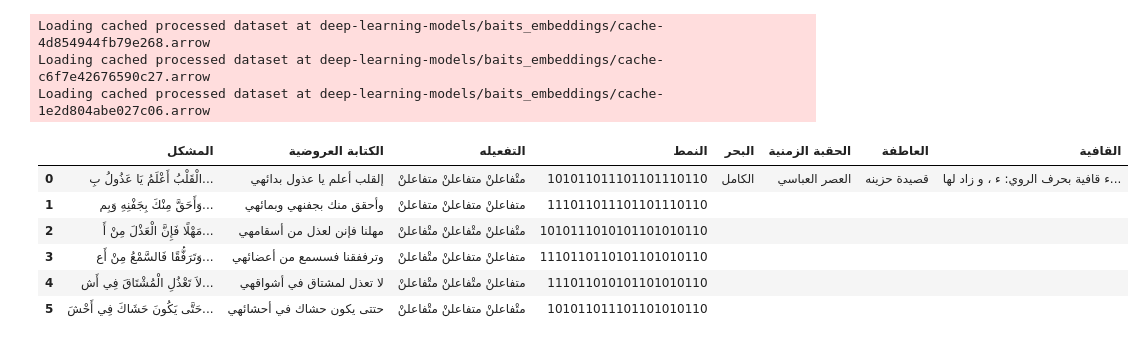
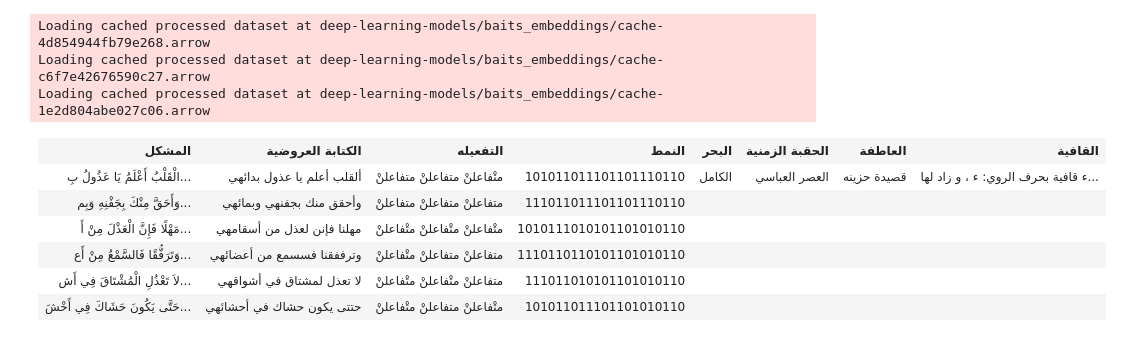
Before and after one commit to ARBML/qawafi, a Jupyter notebook: demo.ipynb, the cells around one changed output. Saved outputs shown, nothing was run; the diff lists cells and outputs as text; code cells hidden in the pictures.

```diff
--- a/demo.ipynb
+++ b/demo.ipynb
@@ -61,14 +60,14 @@ Loading cached processed dataset at deep-learning-models/baits_embeddings/cache-
 Loading cached processed dataset at deep-learning-models/baits_embeddings/cache-c6f7e42676590c27.arrow
 Loading cached processed dataset at deep-learning-models/baits_embeddings/cache-1e2d804abe027c06.arrow
 # %%
-from qawafi_server.utils import get_output_df
+from qawafi_server.utils import get_output_df, display_highlighted_patterns
 df = get_output_df(output)
-df
+display_highlighted_patterns(df)
 # %% [output]
-|  | المشكل | الكتابة العروضية | التفعيله | النمط | البحر | الحقبة الزمنية | العاطفة | القافية |
-| 0 | الْقَلْبُ أَعْلَمُ يَا عَذُولُ بِ... | إلقلب أعلم يا عذول بدائهي | متْفاعلنْ متفاعلنْ متفاعلنْ | 101011011101101110110 | الكامل | العصر العباسي | قصيدة حزينه | ء قافية بحرف الروي: ء ، و زاد لها... |
-| 1 | وَأَحَقَّ مِنْكَ بِجَفْنِهِ وَبِم... | وأحقق منك بجفنهي وبمائهي | متفاعلنْ متفاعلنْ متفاعلنْ | 111011011101101110110 |  |  |  |  |
-| 2 | مَهْلًا فَإِنَّ الْعَذْلَ مِنْ أَ... | مهلنا فإنن لعذل من أسقامهي | متْفاعلنْ متْفاعلنْ متْفاعلنْ | 1010111010101101010110 |  |  |  |  |
-| 3 | وَتَرَفُّقًا فَالسَّمْعُ مِنْ أَع... | وترففقنا فسسمع من أعضائهي | متفاعلنْ متفاعلنْ متْفاعلنْ | 1110110110101101010110 |  |  |  |  |
-| 4 | لاَ تَعْذُلِ الْمُشْتَاقَ فِي أَش... | لا تعذل لمشتاق في أشواقهي | متفاعلنْ متْفاعلنْ متْفاعلنْ | 111011010101101010110 |  |  |  |  |
-| 5 | حَتَّى يَكُونَ حَشَاكَ فِي أَحْشَ... | حتتى يكون حشاك في أحشائهي | متْفاعلنْ متفاعلنْ متْفاعلنْ | 101011011101101010110 |  |  |  |  |
+| المشكل | الكتابة العروضية | التفعيله | النمط | البحر | الحقبة الزمنية | العاطفة | القافية |
+| الْقَلْبُ أَعْلَمُ يَا عَذُولُ بِ... | ألقلب أعلم يا عذول بدائهي | متْفاعلنْ متفاعلنْ متفاعلنْ | 101011011101101110110 | الكامل | العصر العباسي | قصيدة حزينه | ء قافية بحرف الروي: ء ، و زاد لها... |
+| وَأَحَقَّ مِنْكَ بِجَفْنِهِ وَبِم... | وأحقق منك بجفنهي وبمائهي | متفاعلنْ متفاعلنْ متفاعلنْ | 111011011101101110110 |  |  |  |  |
+| مَهْلًا فَإِنَّ الْعَذْلَ مِنْ أَ... | مهلنا فإنن لعذل من أسقامهي | متْفاعلنْ متْفاعلنْ متْفاعلنْ | 1010111010101101010110 |  |  |  |  |
+| وَتَرَفُّقًا فَالسَّمْعُ مِنْ أَع... | وترففقنا فسسمع من أعضائهي | متفاعلنْ متفاعلنْ متْفاعلنْ | 1110110110101101010110 |  |  |  |  |
+| لاَ تَعْذُلِ الْمُشْتَاقَ فِي أَش... | لا تعذل لمشتاق في أشواقهي | متفاعلنْ متْفاعلنْ متْفاعلنْ | 111011010101101010110 |  |  |  |  |
+| حَتَّى يَكُونَ حَشَاكَ فِي أَحْشَ... | حتتى يكون حشاك في أحشائهي | متْفاعلنْ متفاعلنْ متْفاعلنْ | 101011011101101010110 |  |  |  |  |
```
Also changed, not shown: parts of 1 cell of this notebook.
